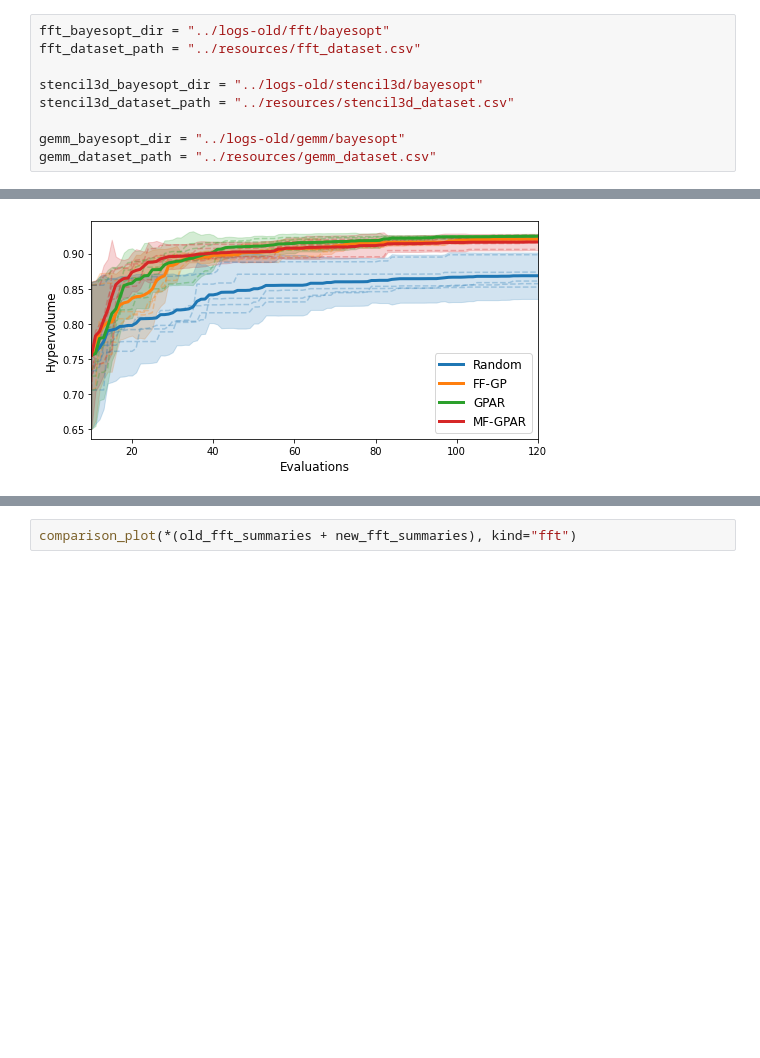
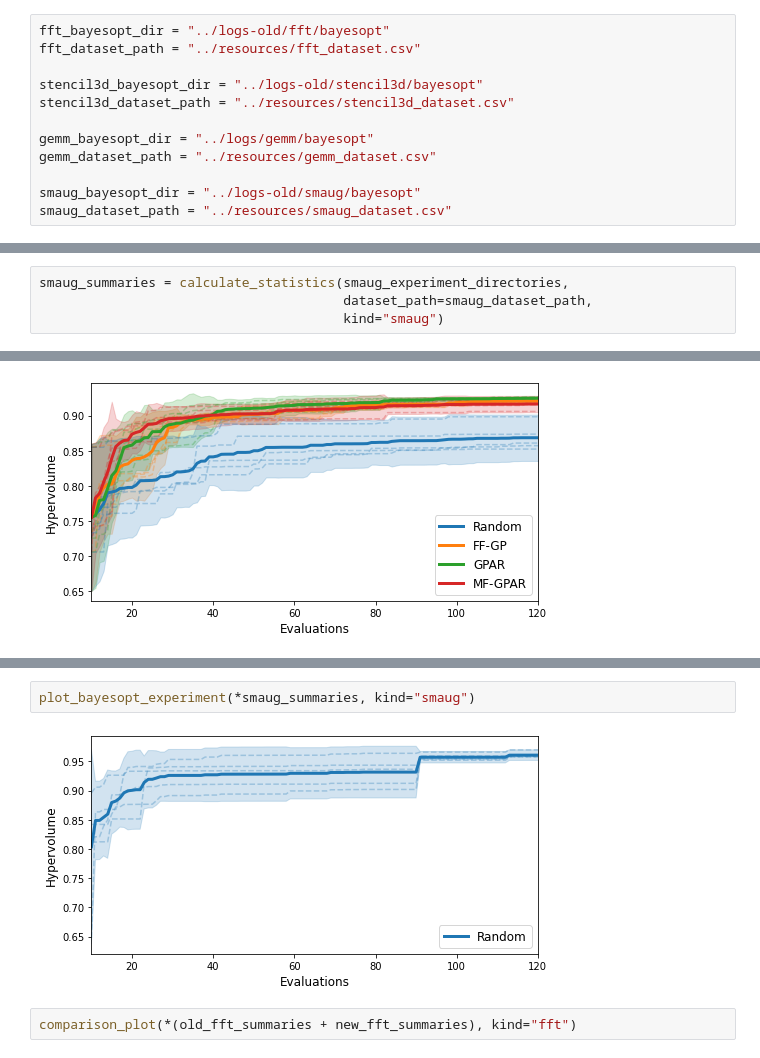
Before and after one commit to gncs/boa, a Jupyter notebook: notebooks/BayesOpt Analysis.ipynb, the cells around one changed output, grey strips where cells are left out. Drawn from its saved outputs; the diff is of its cells as text; blank space fills up the shorter version.

```diff
--- a/notebooks/BayesOpt Analysis.ipynb
+++ b/notebooks/BayesOpt Analysis.ipynb
@@ -376,6 +446,9 @@ fft_dataset_path = "../resources/fft_dataset.csv"
 stencil3d_bayesopt_dir = "../logs-old/stencil3d/bayesopt"
 stencil3d_dataset_path = "../resources/stencil3d_dataset.csv"
 
-gemm_bayesopt_dir = "../logs-old/gemm/bayesopt"
+gemm_bayesopt_dir = "../logs/gemm/bayesopt"
 gemm_dataset_path = "../resources/gemm_dataset.csv"
+
+smaug_bayesopt_dir = "../logs-old/smaug/bayesopt"
+smaug_dataset_path = "../resources/smaug_dataset.csv"
 # %%
@@ -418,3 +521,7 @@ new_gemm_summaries = calculate_statistics(experiments_log_dir=gemm_bayesopt_dir,
+# %%
+smaug_summaries = calculate_statistics(smaug_experiment_directories,
+                                       dataset_path=smaug_dataset_path,
+                                       kind="smaug")
 # %%
 plot_bayesopt_experiment(*old_fft_summaries, kind="fft")
 # %% [output]
@@ -438,3 +545,7 @@ plot_bayesopt_experiment(*new_gemm_summaries, kind="gemm")
+# %%
+plot_bayesopt_experiment(*smaug_summaries, kind="smaug")
+# %% [output]
+[figure, added]
 # %%
 comparison_plot(*(old_fft_summaries + new_fft_summaries), kind="fft")
 # %% [output]
```
Also changed, not shown: parts of 14 cells of this notebook, 40 other files.
